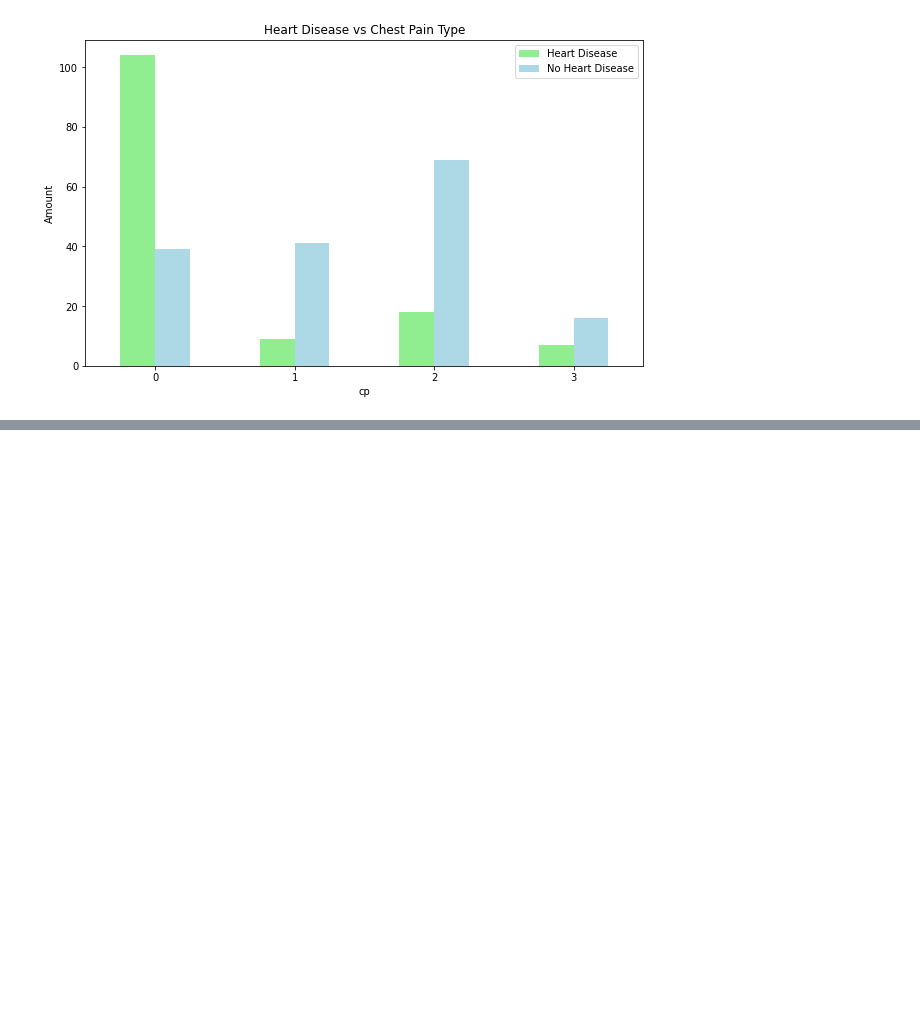
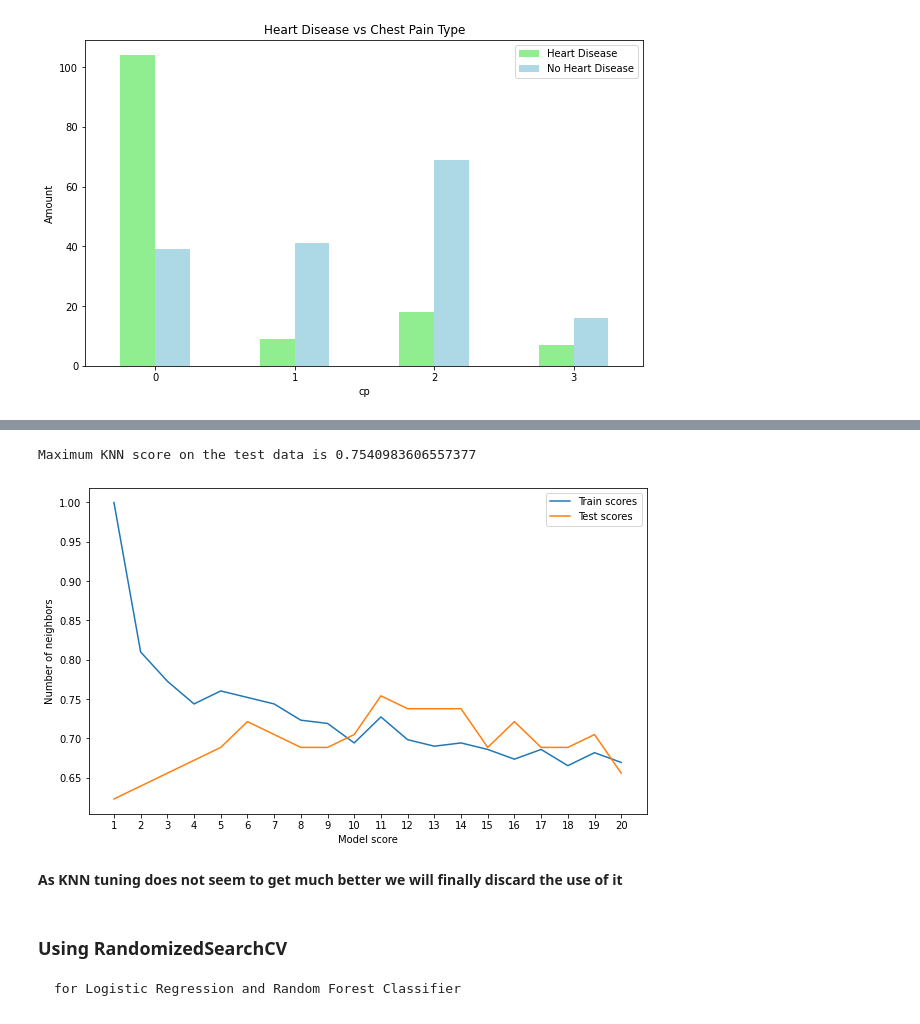
Before and after one commit to nachozobian/heart-disease-predictor, a Jupyter notebook: Heart-Disease-Classification-Predictor.ipynb, the cells around one changed output, grey strips where cells are left out. Saved outputs shown, nothing was run; the diff lists cells and outputs as text; code cells hidden in the pictures; blank space fills up the shorter version.

```diff
--- a/Heart-Disease-Classification-Predictor.ipynb
+++ b/Heart-Disease-Classification-Predictor.ipynb
@@ -279,0 +380,31 @@ Higher positive value is a higer potential correlation and a higher negative val
+# %%
+# KNN Experimentation
+
+train_scores = []
+test_scores = []
+
+n_neighbors = range(1,21) #different values of n_neighbors used as a hyper-parameter
+knn = KNeighborsClassifier()
+
+for i in n_neighbors:
+    knn.set_params(n_neighbors = i)
+    knn.fit(X_train, y_train)
+    train_scores.append(knn.score(X_train, y_train))
+    test_scores.append(knn.score(X_test, y_test))
+# %%
+plt.figure(figsize = (10,6))
+plt.plot(n_neighbors, train_scores, label = "Train scores")
+plt.plot(n_neighbors, test_scores, label = "Test scores")
+plt.xticks(np.arange(1,21,1))
+plt.ylabel("Number of neighbors")
+plt.xlabel("Model score")
+plt.legend()
+print("Maximum KNN score on the test data is "+ str(max(test_scores)))
+# %% [output]
+Maximum KNN score on the test data is 0.7540983606557377
+[figure, added]
+# %% [markdown]
+**As KNN tuning does not seem to get much better we will finally discard the use of it**
+# %% [markdown]
+### Using RandomizedSearchCV
+    for Logistic Regression and Random Forest Classifier
```
Also changed, not shown: parts of 21 cells of this notebook.
